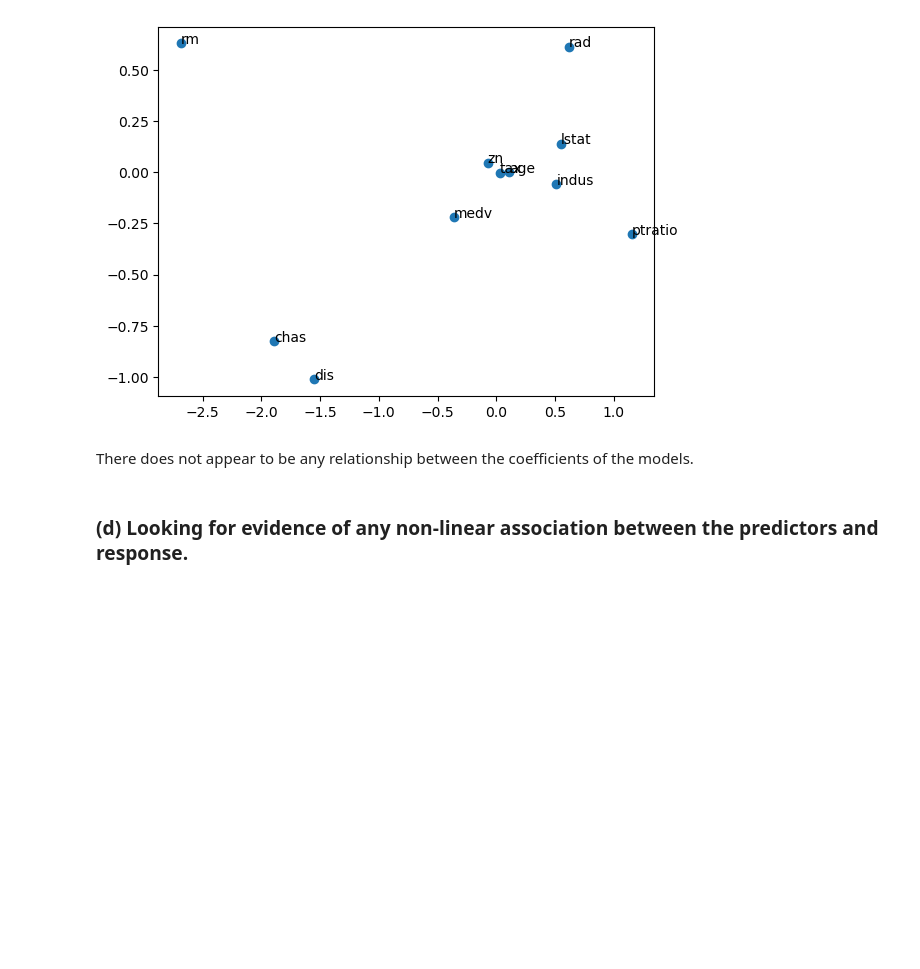
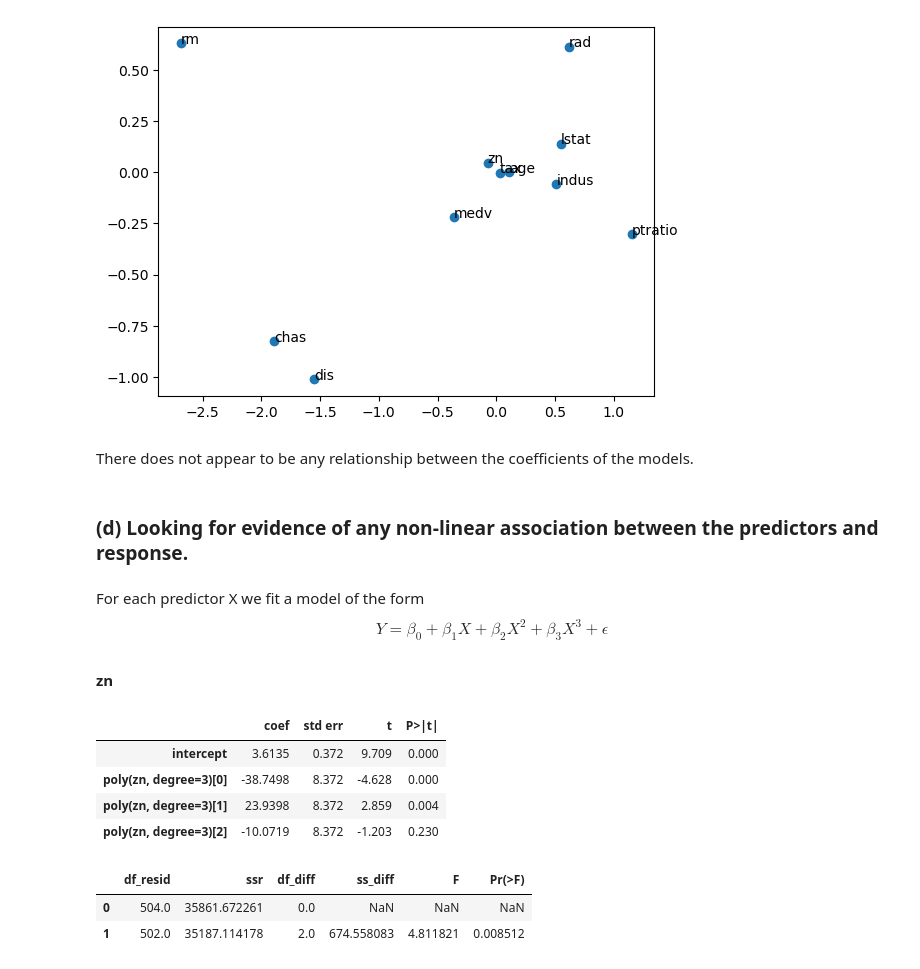
Before and after one commit to carmancater/an-introduction-to-statistical-learning-with-applications-in-python, a Jupyter notebook: Chapter 03 - Linear Regression/Ch 3 Ex 15.ipynb, the cells around one changed output. Cells and saved outputs as stored; diff of their text form; code cells hidden in the pictures; blank space fills up the shorter version.

```diff
--- a/Chapter 03 - Linear Regression/Ch 3 Ex 15.ipynb
+++ b/Chapter 03 - Linear Regression/Ch 3 Ex 15.ipynb
@@ -762,3 +763,30 @@ for (i, j) in zip(uniCoeff, result.params[1:4].append(result.params[5:])):
 There does not appear to be any relationship between the coefficients of the models.
 # %% [markdown]
 ### (d) Looking for evidence of any non-linear association between the predictors and response.
+# %% [markdown]
+For each predictor X we fit a model of the form $$Y = \beta_0 + \beta_1 X + \beta_2 X^2 + \beta_3 X^3 + \epsilon$$
+# %%
+cubicResults = {}
+linearResults = {}
+# %%
+for i in df.columns.drop('crim'):
+    x = MS([i]).fit_transform(df)
+    linearResults[i] = sm.OLS(y, x).fit()
+    X = MS([poly(i, degree=3)]).fit_transform(df)
+    cubicResults[i] = sm.OLS(y, X).fit()
+# %% [markdown]
+**zn**
+# %%
+summarize(cubicResults['zn'])
+# %% [output]
+|  | coef | std err | t | P>|t| |
+| intercept | 3.6135 | 0.372 | 9.709 | 0.000 |
+| poly(zn, degree=3)[0] | -38.7498 | 8.372 | -4.628 | 0.000 |
+| poly(zn, degree=3)[1] | 23.9398 | 8.372 | 2.859 | 0.004 |
+| poly(zn, degree=3)[2] | -10.0719 | 8.372 | -1.203 | 0.230 |
+# %%
+anova_lm(linearResults['zn'], cubicResults['zn'])
+# %% [output]
+|  | df_resid | ssr | df_diff | ss_diff | F | Pr(>F) |
+| 0 | 504.0 | 35861.672261 | 0.0 | NaN | NaN | NaN |
+| 1 | 502.0 | 35187.114178 | 2.0 | 674.558083 | 4.811821 | 0.008512 |
```
Also changed, not shown: parts of 16 cells of this notebook.
